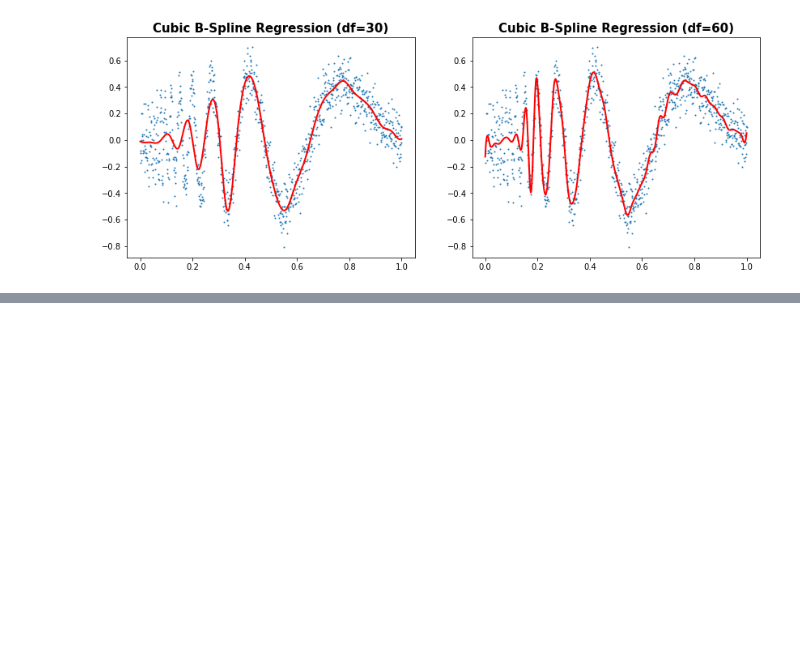
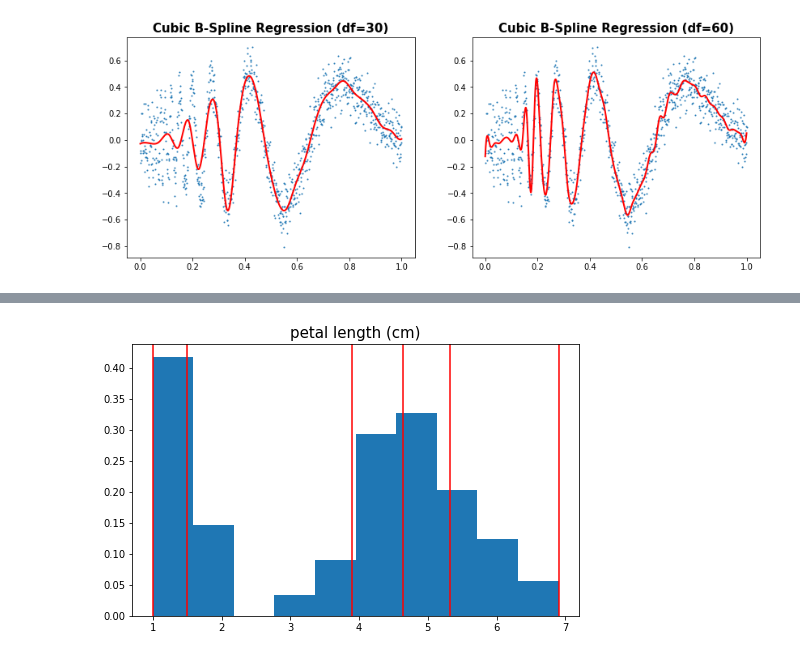
Before and after one commit to anhnguyendepocen/Stat3612, a Jupyter notebook: SML-Lecture4 FeatureEngineering.ipynb, the cells around one changed output, grey strips where cells are left out. Drawn from its saved outputs; the diff is of its cells as text; code cells hidden in the pictures; blank space fills up the shorter version.

```diff
--- a/SML-Lecture4 FeatureEngineering.ipynb
+++ b/SML-Lecture4 FeatureEngineering.ipynb
@@ -326,0 +388,3 @@ plt.show()
+# %%
+est = KBinsDiscretizer(n_bins=5,encode='ordinal',strategy='quantile')
+z = est.fit_transform(df['petal length (cm)'][:,np.newaxis])
@@ -326,0 +399,3 @@ plt.show()
+# %%
+df['EFB petal length'] = z
+df.loc[45:55,['petal length (cm)','EFB petal length']]
@@ -326,0 +415,9 @@ plt.show()
+# %%
+plt.figure(figsize=(8,5))
+df['petal length (cm)'].hist(grid=False,density=True)
+for x in est.bin_edges_[0]:
+    plt.axvline(x,color='r')
+plt.title('petal length (cm)',fontsize=15)
+plt.show()
+# %% [output]
+[figure, added]
```
Also changed, not shown: parts of 26 cells of this notebook.
